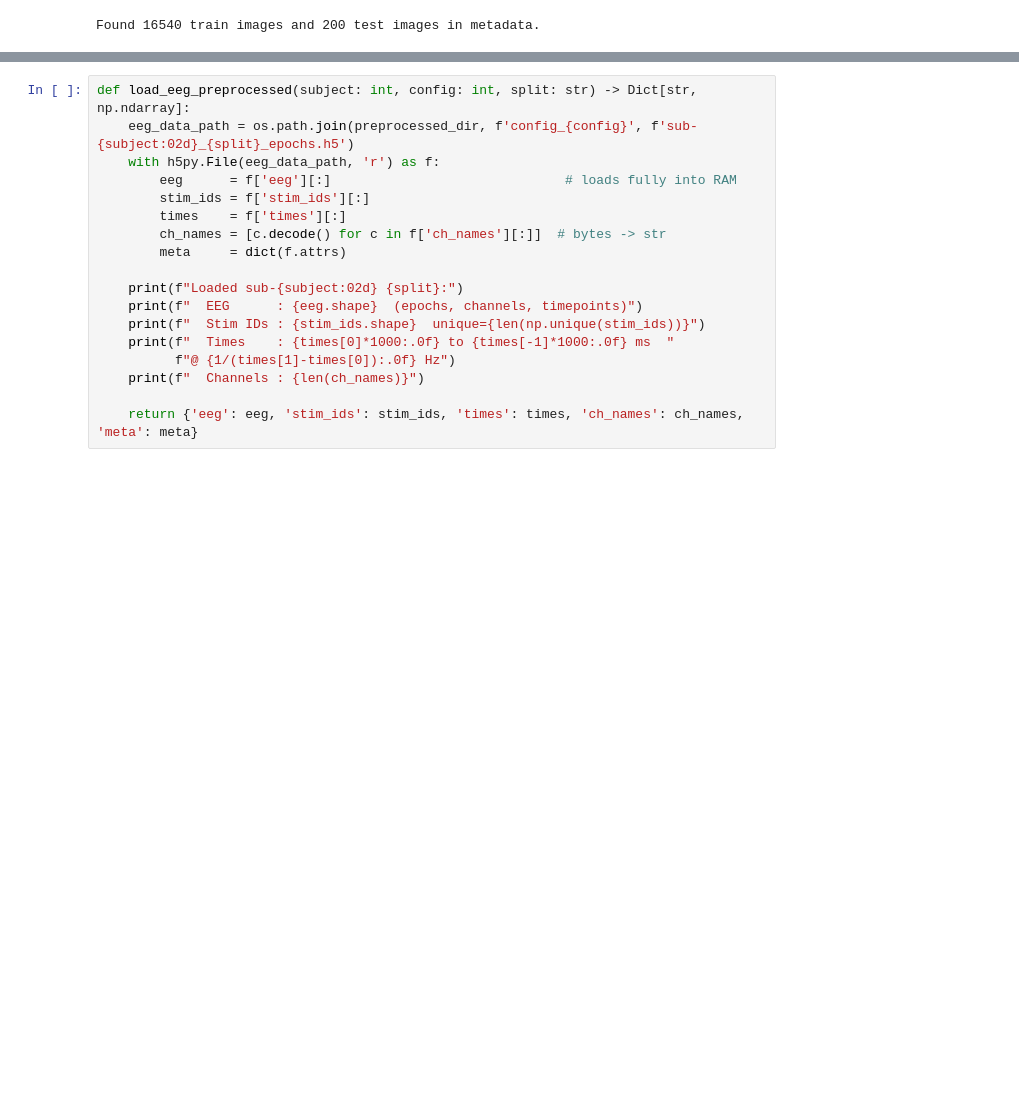
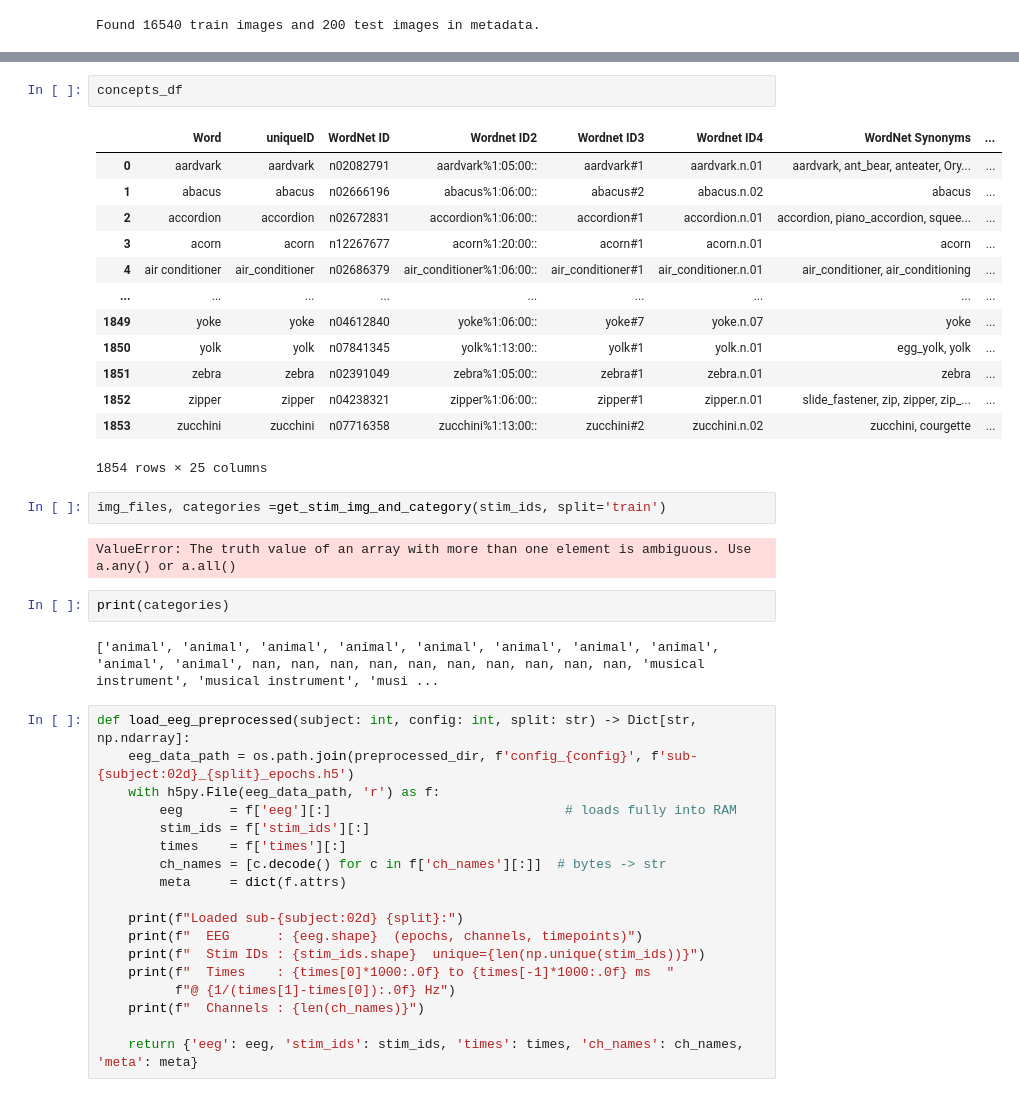
Before and after one commit to niranjanrajesh02/erp_interp, a Jupyter notebook: data/erp_preprocess.ipynb, the cells around one changed output, grey strips where cells are left out. Drawn from its saved outputs; the diff is of its cells as text; blank space fills up the shorter version.

```diff
--- a/data/erp_preprocess.ipynb
+++ b/data/erp_preprocess.ipynb
@@ -58,6 +65,30 @@ def get_stim_img_and_category(stim_ids: np.ndarray, split: str) -> Tuple[List[st
         categories.append(category[0])
 
     return img_files, categories
+# %%
+concepts_df
+# %% [output]
+|  | Word | uniqueID | WordNet ID | Wordnet ID2 | Wordnet ID3 | Wordnet ID4 | WordNet Synonyms | ... |
+| 0 | aardvark | aardvark | n02082791 | aardvark%1:05:00:: | aardvark#1 | aardvark.n.01 | aardvark, ant_bear, anteater, Ory... | ... |
+| 1 | abacus | abacus | n02666196 | abacus%1:06:00:: | abacus#2 | abacus.n.02 | abacus | ... |
+| 2 | accordion | accordion | n02672831 | accordion%1:06:00:: | accordion#1 | accordion.n.01 | accordion, piano_accordion, squee... | ... |
+| 3 | acorn | acorn | n12267677 | acorn%1:20:00:: | acorn#1 | acorn.n.01 | acorn | ... |
+| 4 | air conditioner | air_conditioner | n02686379 | air_conditioner%1:06:00:: | air_conditioner#1 | air_conditioner.n.01 | air_conditioner, air_conditioning | ... |
+| ... | ... | ... | ... | ... | ... | ... | ... | ... |
+| 1849 | yoke | yoke | n04612840 | yoke%1:06:00:: | yoke#7 | yoke.n.07 | yoke | ... |
+| 1850 | yolk | yolk | n07841345 | yolk%1:13:00:: | yolk#1 | yolk.n.01 | egg_yolk, yolk | ... |
+| 1851 | zebra | zebra | n02391049 | zebra%1:05:00:: | zebra#1 | zebra.n.01 | zebra | ... |
+| 1852 | zipper | zipper | n04238321 | zipper%1:06:00:: | zipper#1 | zipper.n.01 | slide_fastener, zip, zipper, zip_... | ... |
+| 1853 | zucchini | zucchini | n07716358 | zucchini%1:13:00:: | zucchini#2 | zucchini.n.02 | zucchini, courgette | ... |
+1854 rows × 25 columns
+# %%
+img_files, categories =get_stim_img_and_category(stim_ids, split='train')
+# %% [output]
+ValueError: The truth value of an array with more than one element is ambiguous. Use a.any() or a.all()
+# %%
+print(categories)
+# %% [output]
+['animal', 'animal', 'animal', 'animal', 'animal', 'animal', 'animal', 'animal', 'animal', 'animal', nan, nan, nan, nan, nan, nan, nan, nan, nan, nan, 'musical instrument', 'musical instrument', 'musi ...
 # %%
 def load_eeg_preprocessed(subject: int, config: int, split: str) -> Dict[str, np.ndarray]:
     eeg_data_path = os.path.join(preprocessed_dir, f'config_{config}', f'sub-{subject:02d}_{split}_epochs.h5')
```
Also changed, not shown: parts of 1 cell of this notebook, 7 other files.
